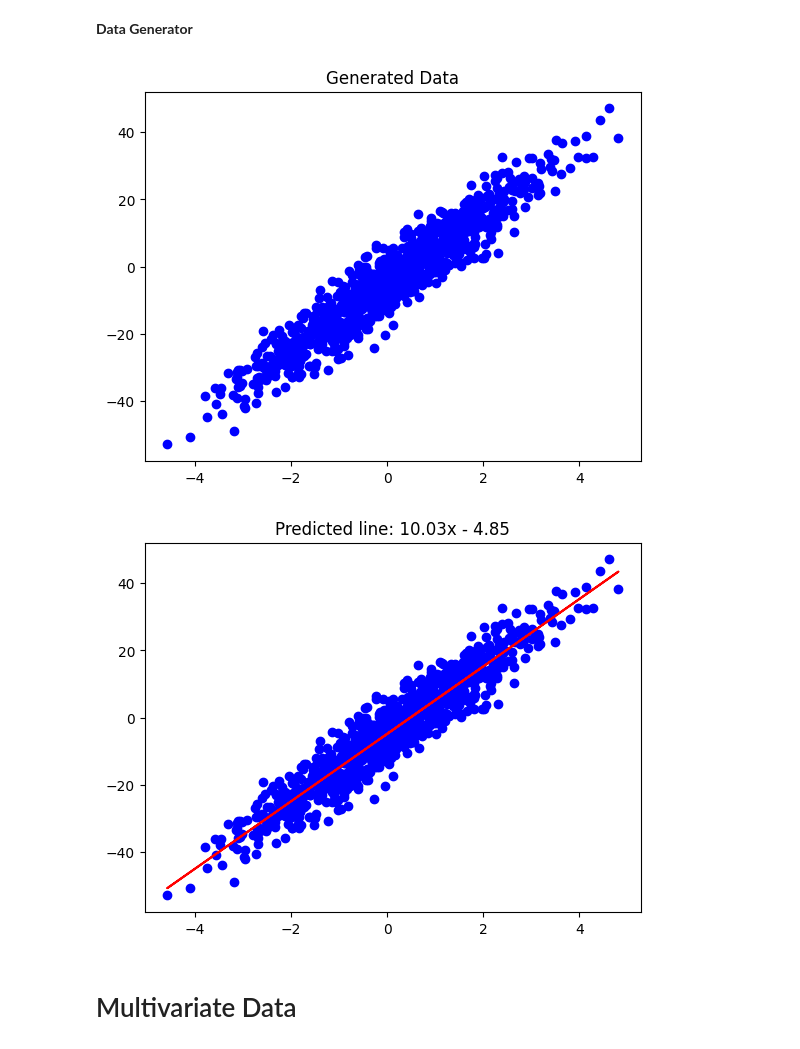
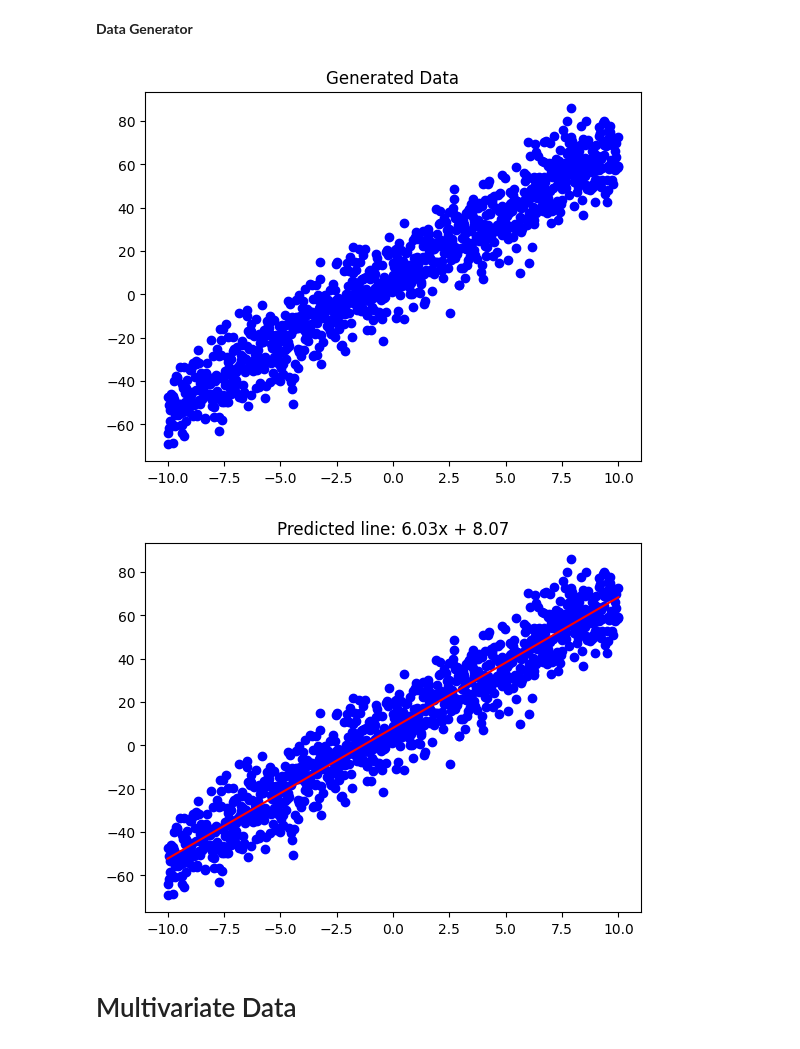
Before and after one commit to AblRhi/ML-Roadmap, a Jupyter notebook: 01_Regression/Linear_Regression.ipynb, the cells around one changed output. Saved outputs shown, nothing was run; the diff lists cells and outputs as text; code cells hidden in the pictures.

Commit message:
updated random data generator

```diff
--- a/01_Regression/Linear_Regression.ipynb
+++ b/01_Regression/Linear_Regression.ipynb
@@ -51,7 +51,7 @@ y = 5.05x + (3.02)
 # %%
 def gen_data (count=500, noise=10, slope=5, intercept=17):
     # np.random.seed(42)
-    x = np.random.normal(0, 1.5, size=count)
+    x = np.linspace(-10, 10, count)
     e = np.random.randn(count) * noise
     y = slope * x + intercept + e
     return x, y
@@ -68,12 +68,12 @@ def pred_param (x, y):
     return w0, w1
 # %%
 n = 1000
-x, y = gen_data(count=n, noise=5, slope=10, intercept=-5)
+x, y = gen_data(count=n, noise=10, slope=6, intercept=8)
 plt.scatter(x, y, color='blue', label='Data Points')
 plt.title("Generated Data")
 plt.show()
 # %% [output]
-[figure, old version]
+[figure, new version]
 # %%
 w = np.array(pred_param(x, y))
 y_hat = w[0] + w[1] * x
@@ -83,7 +83,7 @@ plt.plot(x, y_hat, color='red', label='Prediction (Closed Form)')
 plt.title(f"Predicted line: {w[1]:.2f}x {"+" if (w[0] >= 0) else "-"} {np.abs(w[0]):.2f}")
 plt.show()
 # %% [output]
-[figure, old version]
+[figure, new version]
 # %% [markdown]
 # Multivariate Data
 # %% [markdown]
```
